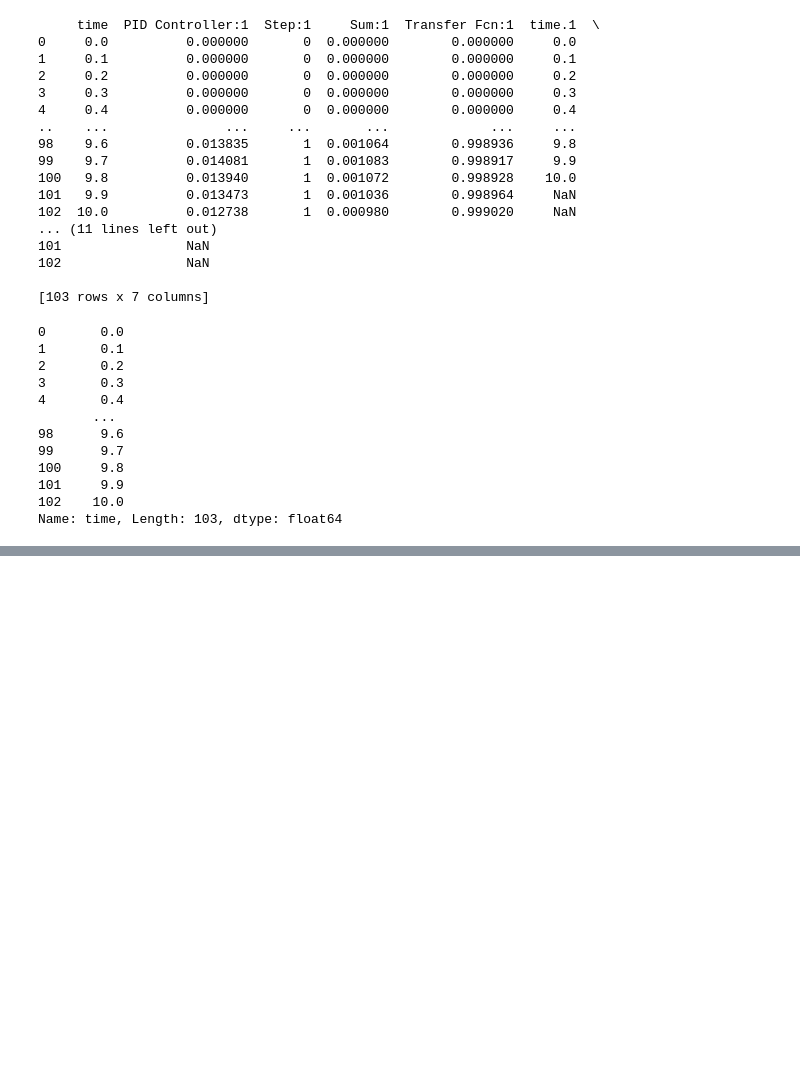
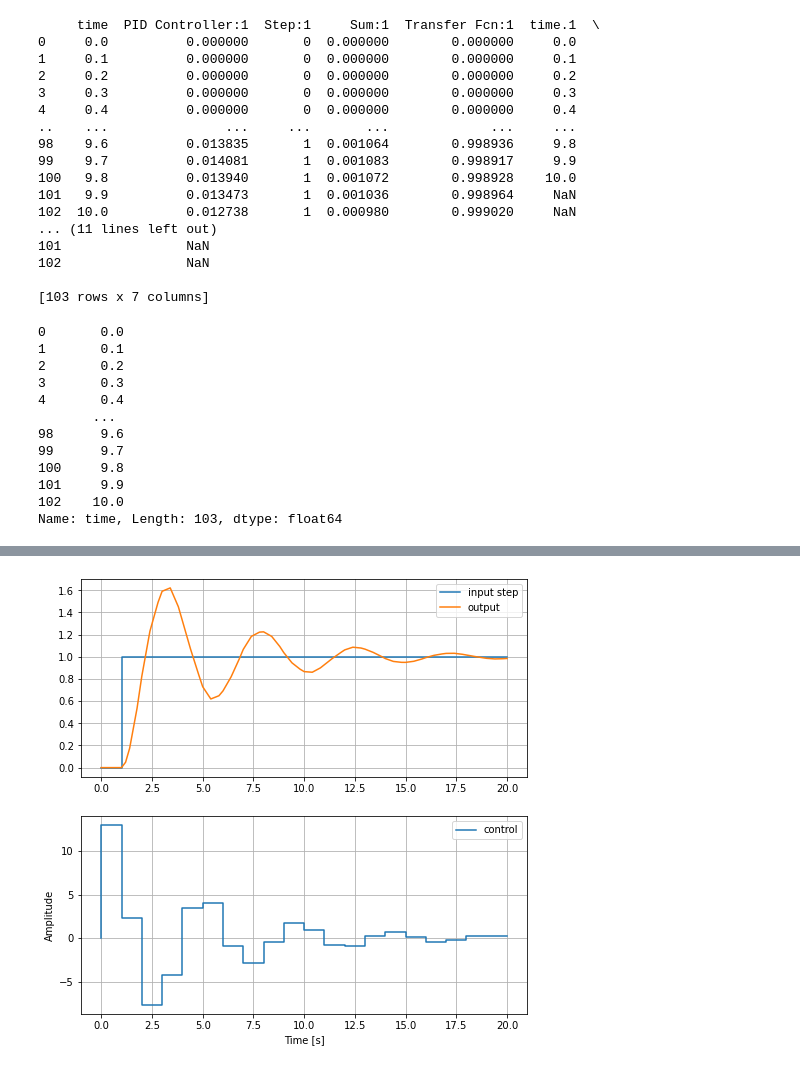
Before and after one commit to waskita/embedded, a Jupyter notebook: bilinear/analisis-sistem-kendali.ipynb, the cells around one changed output, grey strips where cells are left out. Saved outputs shown, nothing was run; the diff lists cells and outputs as text; code cells hidden in the pictures; blank space fills up the shorter version.

```diff
--- a/bilinear/analisis-sistem-kendali.ipynb
+++ b/bilinear/analisis-sistem-kendali.ipynb
@@ -382,0 +396,5 @@ figure.savefig("chapter13.jpg",dpi=300)
+# %%
+# read by default 1st sheet of an excel file
+fs1_df = pd.read_excel('zoh-fs-1.xlsx')
+print(fs1_df)
+df = fs1_df
@@ -382,0 +419,15 @@ figure.savefig("chapter13.jpg",dpi=300)
+# %%
+#plt.figure(figsize=(8, 8))
+figure, axis = plt.subplots(2, 1, figsize=(8, 8))
+axis[0].plot(df['time'],df['Step:1'],label='input step')
+axis[0].plot(df['time'],df['Transfer Fcn:1'],label='output')
+axis[0].grid()
+axis[0].legend(loc='best')
+axis[1].step(df['time.1'],df['Zero-Order Hold:1'],label='control')
+plt.xlabel('Time [s]')
+plt.ylabel('Amplitude')
+plt.legend(loc='best')
+plt.grid()
+figure.savefig("chapter13-fs1.jpg",dpi=300)
+# %% [output]
+[figure, added]
```
Also changed, not shown: parts of 19 cells of this notebook, 8 other files.
